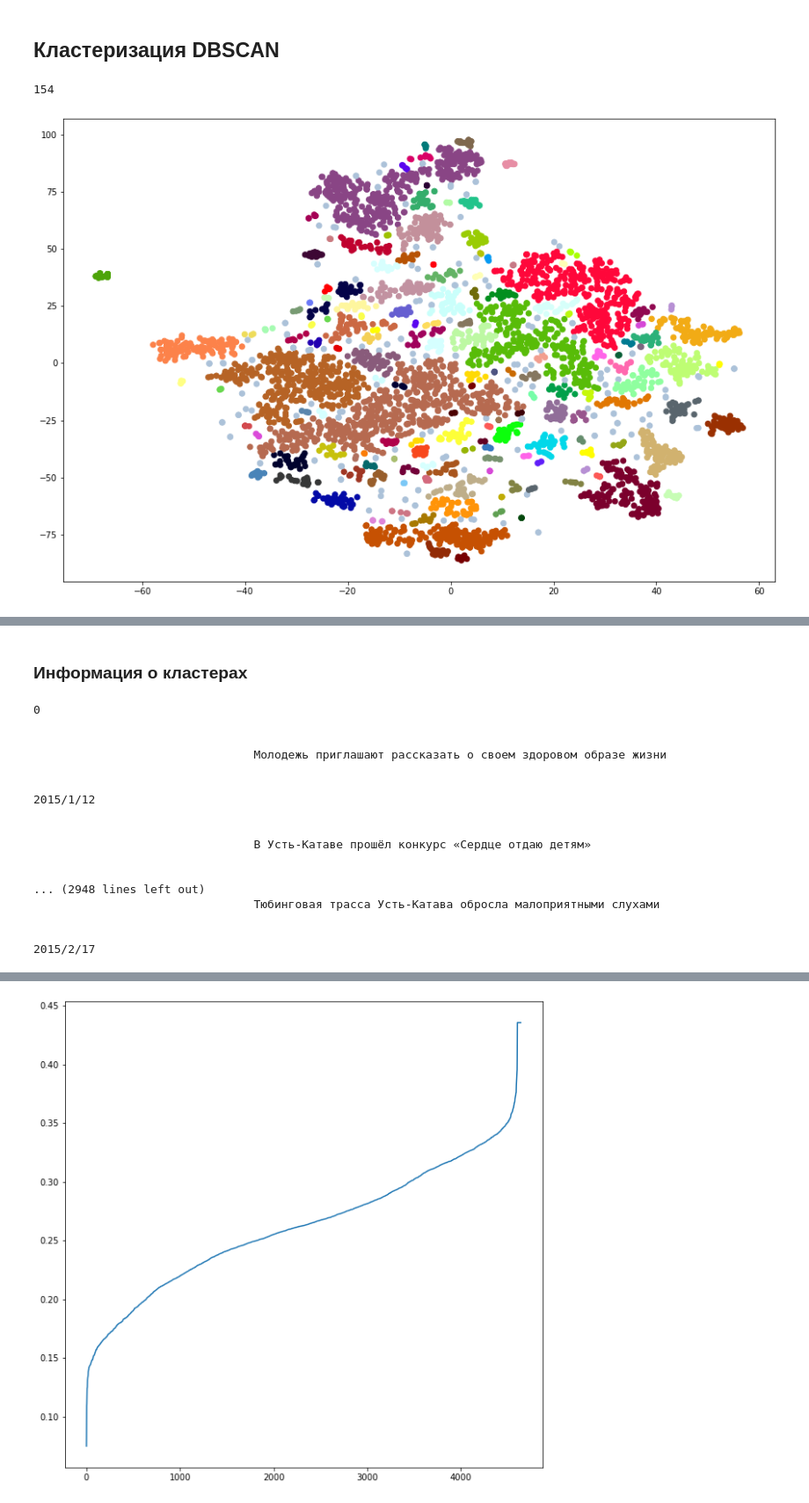
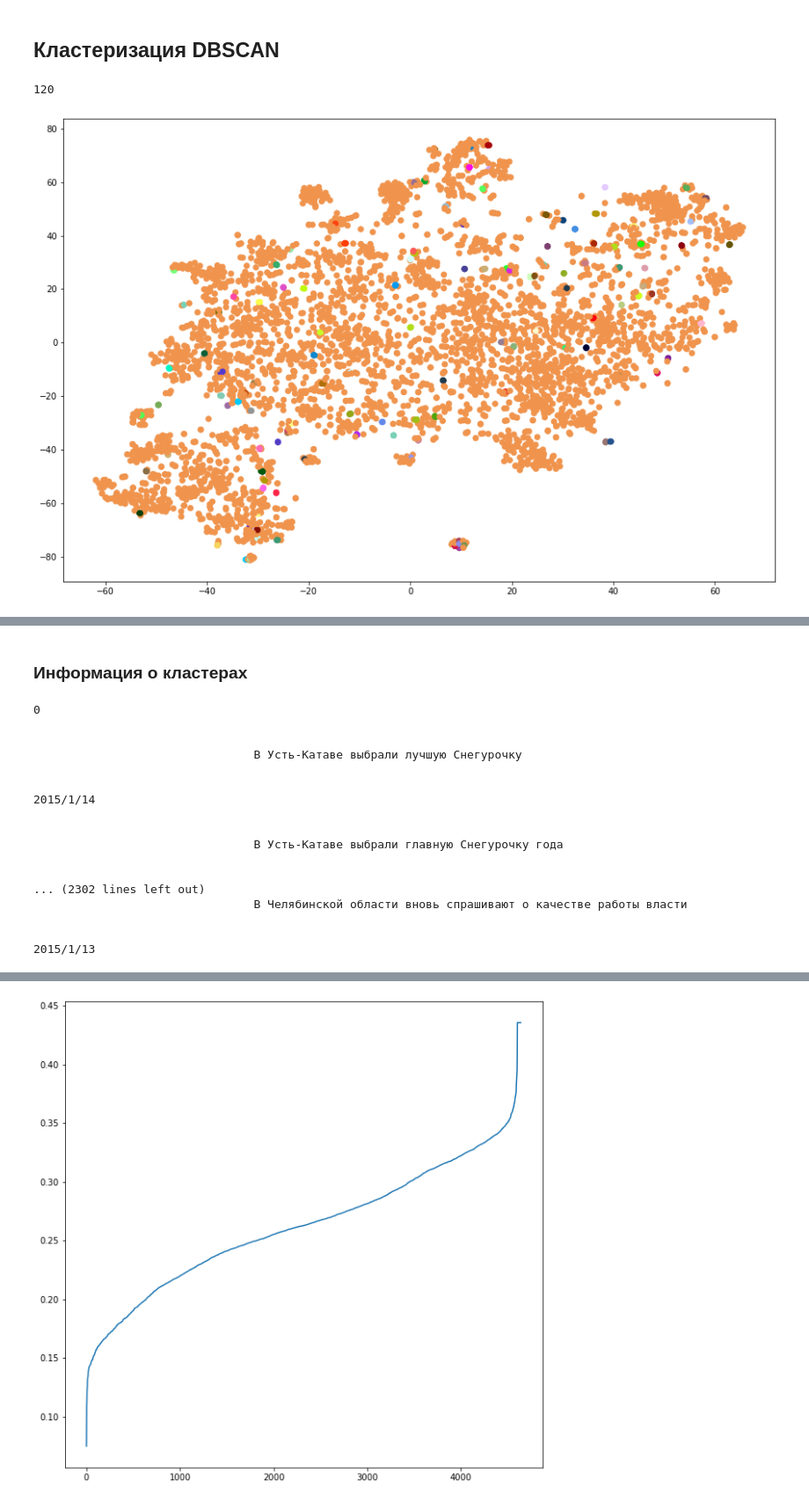
Before and after one commit to UlanSan/ML_python_2020, a Jupyter notebook: laba3/html_text.ipynb, the cells around one changed output, grey strips where cells are left out. Shown at 88% size. Drawn from its saved outputs; the diff is of its cells as text; code cells hidden in the pictures.

```diff
--- a/laba3/html_text.ipynb
+++ b/laba3/html_text.ipynb
@@ -380,13 +380,13 @@ plt.show()
 ## Кластеризация DBSCAN
 # %%
 %%time
-db=DBSCAN(eps=2, min_samples=3)
+db=DBSCAN(eps=0.25, min_samples=3)
 db_clusters=db.fit_predict(tsne_vct)
 myclr=ListedColormap(choice(list(sns.xkcd_rgb.values()), max(db_clusters)+1)) # Генерируем контрастную карту цветов.
 print(max(db_clusters))
 fig, ax = plt.subplots(figsize=(15, 10))
 ax.scatter(tsne_vct[:, 0], tsne_vct[:, 1], s=40, c=db_clusters, cmap=myclr)
 plt.show()
 # %% [output]
-154
+120
-[figure, old version]
+[figure, new version]
@@ -409,20 +409,20 @@ for c in clusters:
 0
 
 
-                                Молодежь приглашают рассказать о своем здоровом образе жизни
+                                В Усть-Катаве выбрали лучшую Снегурочку
 
 
-2015/1/12
+2015/1/14
 
 
-                                В Усть-Катаве прошёл конкурс «Сердце отдаю детям»
+                                В Усть-Катаве выбрали главную Снегурочку года
 
 
-... (2948 lines left out)
-                                Тюбинговая трасса Усть-Катава обросла малоприятными слухами
+... (2302 lines left out)
+                                В Челябинской области вновь спрашивают о качестве работы власти
 
 
-2015/2/17
+2015/1/13
 # %%
 #Сколько всего новостей в одном кластере
 for c in clusters:
```
Also changed, not shown: parts of 7 cells of this notebook.
